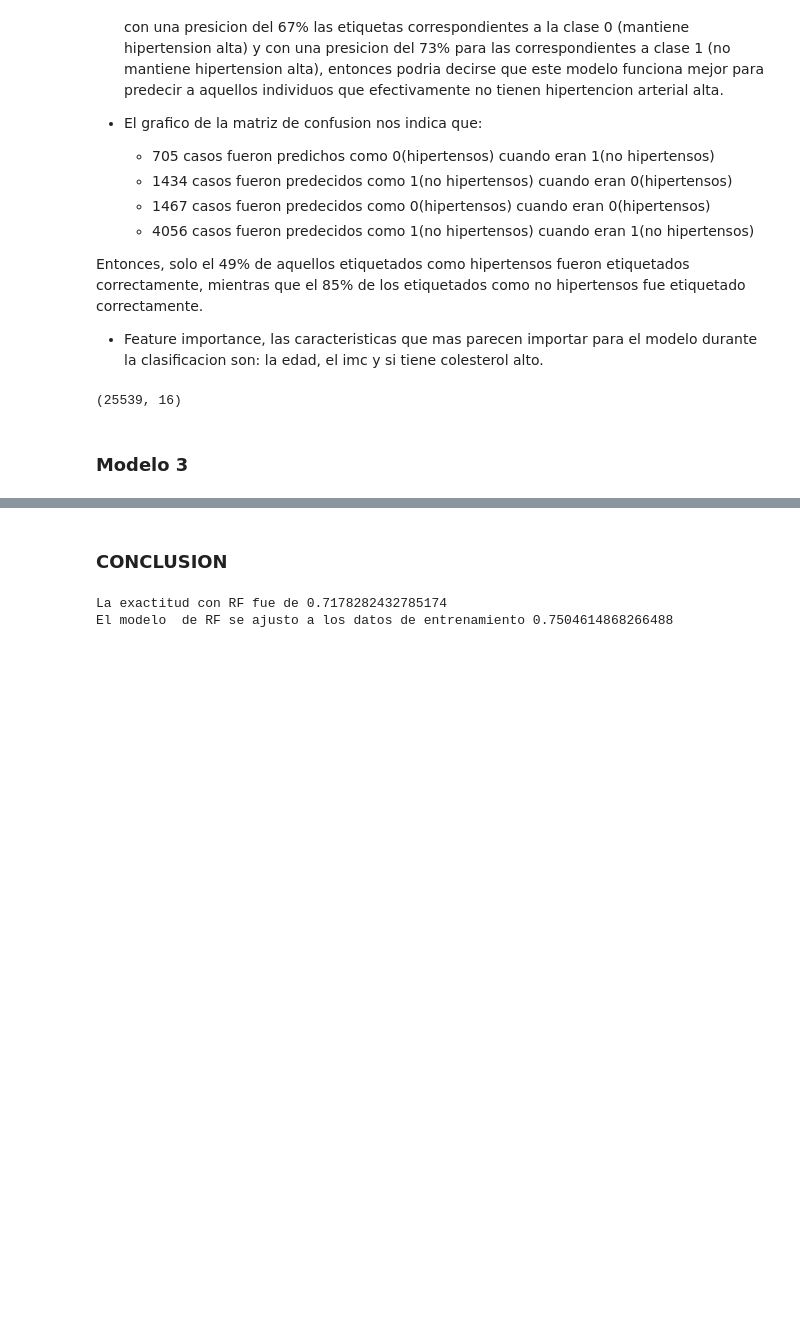
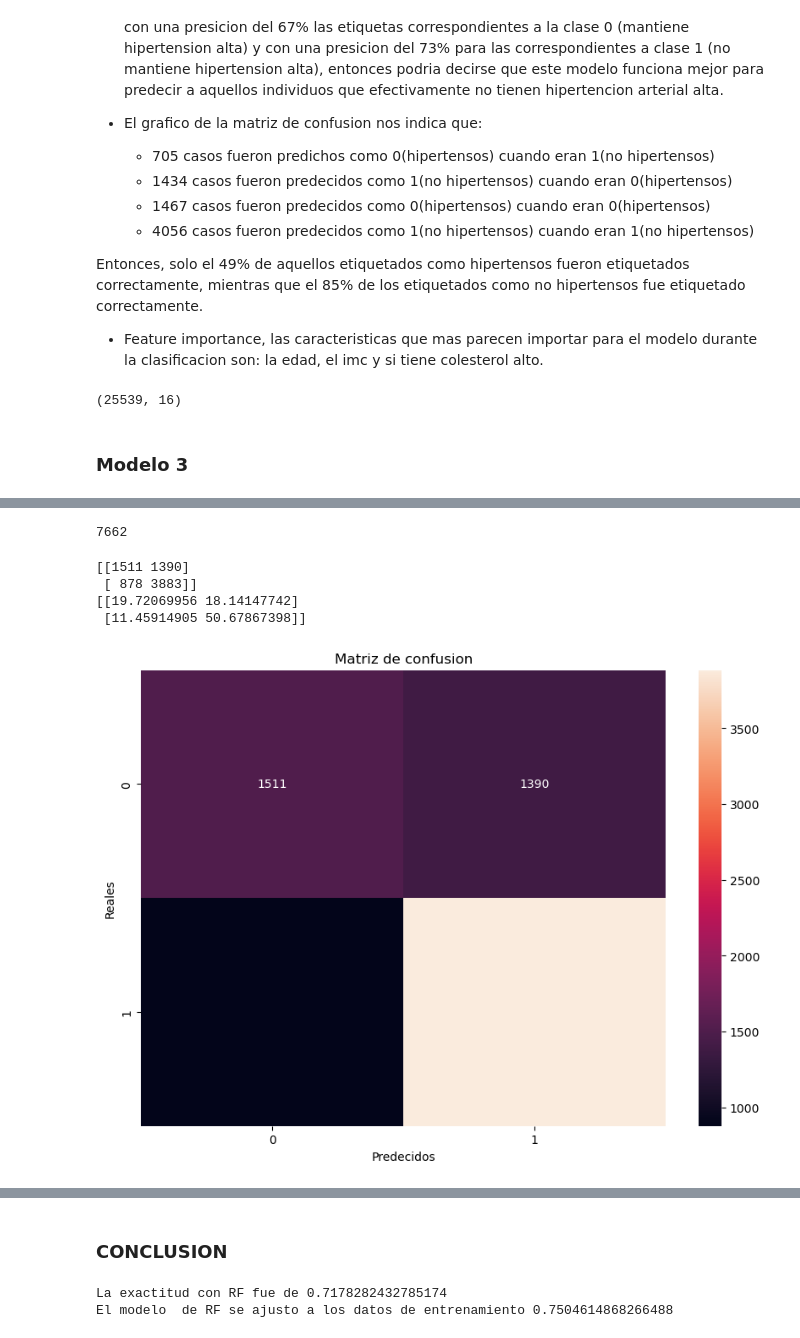
Before and after one commit to Data-Science-YPF/factores_riesgo, a Jupyter notebook: ModelosClasificacion.ipynb, the cells around one changed output, grey strips where cells are left out. Cells and saved outputs as stored; diff of their text form; code cells hidden in the pictures; blank space fills up the shorter version.

```diff
--- a/ModelosClasificacion.ipynb
+++ b/ModelosClasificacion.ipynb
@@ -472,0 +627,5 @@ friesgo_cod.shape
+# %%
+svc = SVC()
+# %%
+grid_SVC = RandomizedSearchCV(svc, param_grid_SVC, n_iter=10, cv=3, verbose=3, n_jobs=-1)
+grid_SVC.fit(X_subset_SVC, y_subset_SVC)  # Use a subset of your data
@@ -472,0 +645,4 @@ friesgo_cod.shape
+# %%
+#El mejor modelo surgió de los hiperparámetros
+best_SVC=grid_SVC.best_estimator_
+best_SVC
@@ -472,0 +653,3 @@ friesgo_cod.shape
+# %%
+#se utiliza el dataset con todos los registros
+y_pred_SVC = best_SVC.predict(X_test)
@@ -472,0 +674,27 @@ friesgo_cod.shape
+# %%
+y_test.count()
+# %% [output]
+7662
+# %%
+#Matriz de confusión, en porcentaje
+cm_SVC=confusion_matrix(y_test, y_pred_SVC)
+cm_percent_SVC=cm_SVC/y_test.count()*100
+print(cm_SVC)
+print(cm_percent_SVC)
+# %% [output]
+[[1511 1390]
+ [ 878 3883]]
+[[19.72069956 18.14147742]
+ [11.45914905 50.67867398]]
+# %%
+# Matríz de confusión
+matriz_conf = confusion_matrix(y_test, y_pred_SVC)
+
+plt.figure(figsize=(10, 7))
+sns.heatmap(matriz_conf, annot=True, cmap='rocket', fmt='d')
+plt.xlabel('Predecidos')
+plt.ylabel('Reales')
+plt.title('Matriz de confusion')
+plt.show()
+# %% [output]
+[figure, added]
```
Also changed, not shown: parts of 32 cells of this notebook.
